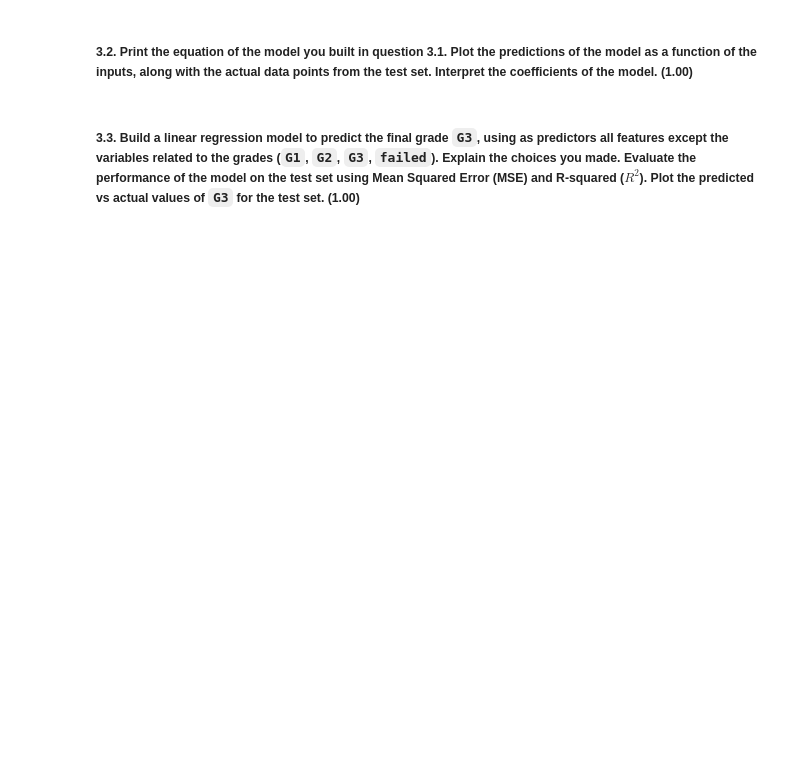
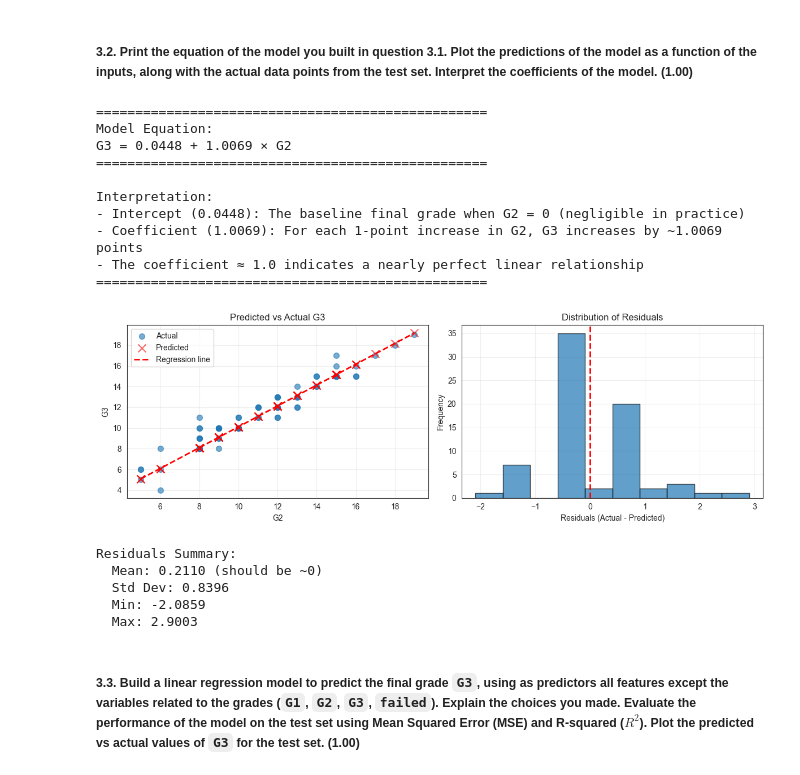
Before and after one commit to duarteaasilva/assigment_1, a Jupyter notebook: Assignment 1 25-26.ipynb, the cells around one changed output. Cells and saved outputs as stored; diff of their text form; code cells hidden in the pictures; blank space fills up the shorter version.

```diff
--- a/Assignment 1 25-26.ipynb
+++ b/Assignment 1 25-26.ipynb
@@ -320,4 +311,71 @@ ModuleNotFoundError: No module named 'pandas'
 # %% [markdown]
 ##### **3.2.** Print the equation of the model you built in question 3.1. Plot the predictions of the model as a function of the inputs, along with the actual data points from the test set. Interpret the coefficients of the model. **(1.00)**
+# %%
+# Part 3.2: Print equation and interpret coefficients
+
+# Model equation
+intercept = model.intercept_
+coef = model.coef_[0]
+
+print("=" * 50)
+print("Model Equation:")
+print(f"G3 = {intercept:.4f} + {coef:.4f} × G2")
+print("=" * 50)
+print("\nInterpretation:")
+print(f"- Intercept ({intercept:.4f}): The baseline final grade when G2 = 0 (negligible in practice)")
+print(f"- Coefficient ({coef:.4f}): For each 1-point increase in G2, G3 increases by ~{coef:.4f} points")
+print(f"- The coefficient ≈ 1.0 indicates a nearly perfect linear relationship")
+print("=" * 50)
+
+# Residuals analysis
+residuals = y_test - y_pred
+
+fig, axes = plt.subplots(1, 2, figsize=(12, 4))
+
+# Plot 1: Predicted vs Actual
+axes[0].scatter(X_test, y_test, label='Actual', alpha=0.6, s=50)
+axes[0].scatter(X_test, y_pred, label='Predicted', alpha=0.6, marker='x', s=100, color='red')
+x_line = np.linspace(X_test.min(), X_test.max(), 100).reshape(-1, 1)
+y_line = model.predict(x_line)
+axes[0].plot(x_line, y_line, 'r--', label='Regression line', linewidth=2)
+axes[0].set_xlabel('G2')
+axes[0].set_ylabel('G3')
+axes[0].set_title('Predicted vs Actual G3')
+axes[0].legend()
+axes[0].grid(alpha=0.3)
+
+# Plot 2: Residuals histogram
+axes[1].hist(residuals, bins=10, edgecolor='black', alpha=0.7)
+axes[1].axvline(x=0, color='red', linestyle='--', linewidth=2)
+axes[1].set_xlabel('Residuals (Actual - Predicted)')
+axes[1].set_ylabel('Frequency')
+axes[1].set_title('Distribution of Residuals')
+axes[1].grid(alpha=0.3)
+
+plt.tight_layout()
+plt.show()
+
+print(f"\nResiduals Summary:")
+print(f"  Mean: {residuals.mean():.4f} (should be ~0)")
+print(f"  Std Dev: {residuals.std():.4f}")
+print(f"  Min: {residuals.min():.4f}")
+print(f"  Max: {residuals.max():.4f}")
+# %% [output]
+==================================================
+Model Equation:
+G3 = 0.0448 + 1.0069 × G2
+==================================================
+
+Interpretation:
+- Intercept (0.0448): The baseline final grade when G2 = 0 (negligible in practice)
+- Coefficient (1.0069): For each 1-point increase in G2, G3 increases by ~1.0069 points
+- The coefficient ≈ 1.0 indicates a nearly perfect linear relationship
+==================================================
+[figure, added]
+Residuals Summary:
+  Mean: 0.2110 (should be ~0)
+  Std Dev: 0.8396
+  Min: -2.0859
+  Max: 2.9003
 # %% [markdown]
 ##### **3.3.** Build a linear regression model to predict the final grade `G3`, using as predictors all features except the variables related to the grades (`G1`, `G2`, `G3`, `failed`). Explain the choices you made. Evaluate the performance of the model on the test set using Mean Squared Error (MSE) and R-squared ($R^2$). Plot the predicted vs actual values of `G3` for the test set. **(1.00)**
```
Also changed, not shown: parts of 5 cells of this notebook.
